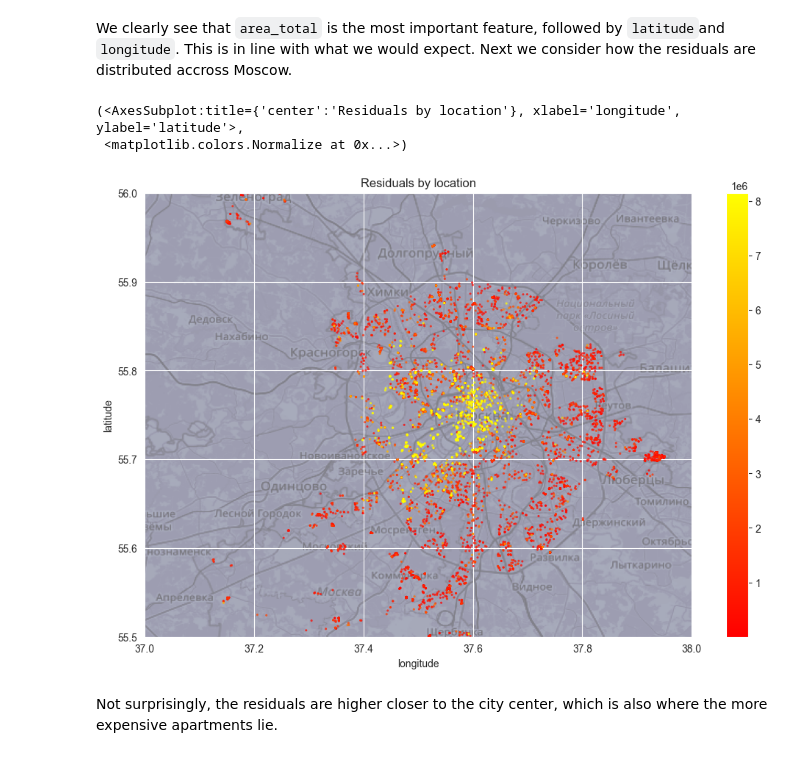
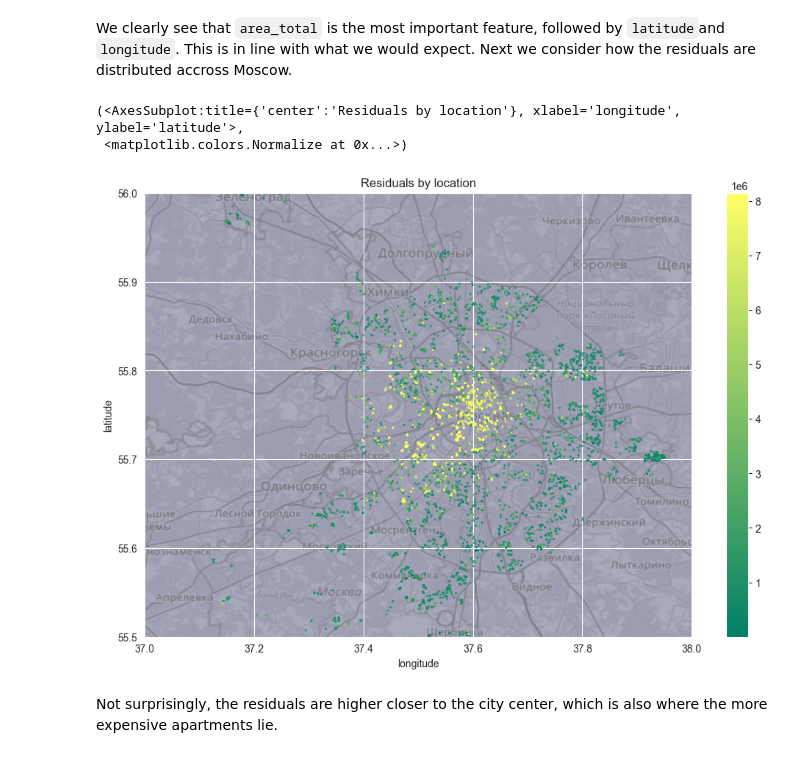
Before and after one commit to jimoskar/ml, a Jupyter notebook: project/long_notebook.ipynb, the cells around one changed output. Drawn from its saved outputs; the diff is of its cells as text; code cells hidden in the pictures.

```diff
--- a/project/long_notebook.ipynb
+++ b/project/long_notebook.ipynb
@@ -261,36 +261,36 @@ res_df = pd.concat([X_test[['longitude', 'latitude']], residuals], axis = 1)
 # %%
 # Plot residuals. Code largely borrow from lecturer.
 
-def plot_map(data, ax=None, s=5, a=0.75, q_lo=0.0, q_hi=0.9, cmap='autumn', column='residuals', title='Residuals by location'):
+def plot_map(data, ax=None, s=5, a=0.75, q_lo=0.0, q_hi=0.9, cmap='summer', column='residuals', title='Residuals by location'):
     data = data[['latitude', 'longitude', column]].sort_values(by=column, ascending=True)
     backdrop = plt.imread('resources/data/moscow.png')
     backdrop = np.einsum('hwc, c -> hw', backdrop, [0, 1, 0, 0]) ** 2
     if ax is None:
         plt.figure(figsize=(12, 8), dpi=100)
         ax = plt.gca()
     discrete = data[column].nunique() <= 20
     if not discrete:
         lo, hi = data[column].quantile([q_lo, q_hi])
         hue_norm = plt.Normalize(lo, hi)
         sm = plt.cm.ScalarMappable(cmap=cmap, norm=plt.Normalize(lo, hi))
         sm.set_array([])
     else:
         hue_norm = None
     ax.imshow(backdrop, alpha=0.5, extent=[37, 38, 55.5, 56], aspect='auto', cmap='bone', norm=plt.Normalize(0.0, 2))
     sns.scatterplot(x='longitude', y='latitude', hue=data[column].tolist(), ax=ax, s=s, alpha=a, palette=cmap,linewidth=0, hue_norm=hue_norm, data=data)
     ax.set_xlim(37, 38)    # min/max longitude of image
     ax.set_ylim(55.5, 56)  # min/max latitude of image
     if not discrete:
         ax.legend().remove()
         ax.figure.colorbar(sm)
     ax.set_title(title)
     return ax, hue_norm
 
-plot_map(res_df)
+plot_map(res_df);
 # %% [output]
 (<AxesSubplot:title={'center':'Residuals by location'}, xlabel='longitude', ylabel='latitude'>,
  <matplotlib.colors.Normalize at 0x...>)
-[figure, old version]
+[figure, new version]
 # %% [markdown]
 Not surprisingly, the residuals are higher closer to the city center, which is also where the more expensive apartments lie.
 # %% [markdown]
```
Also changed, not shown: parts of 11 cells of this notebook.
